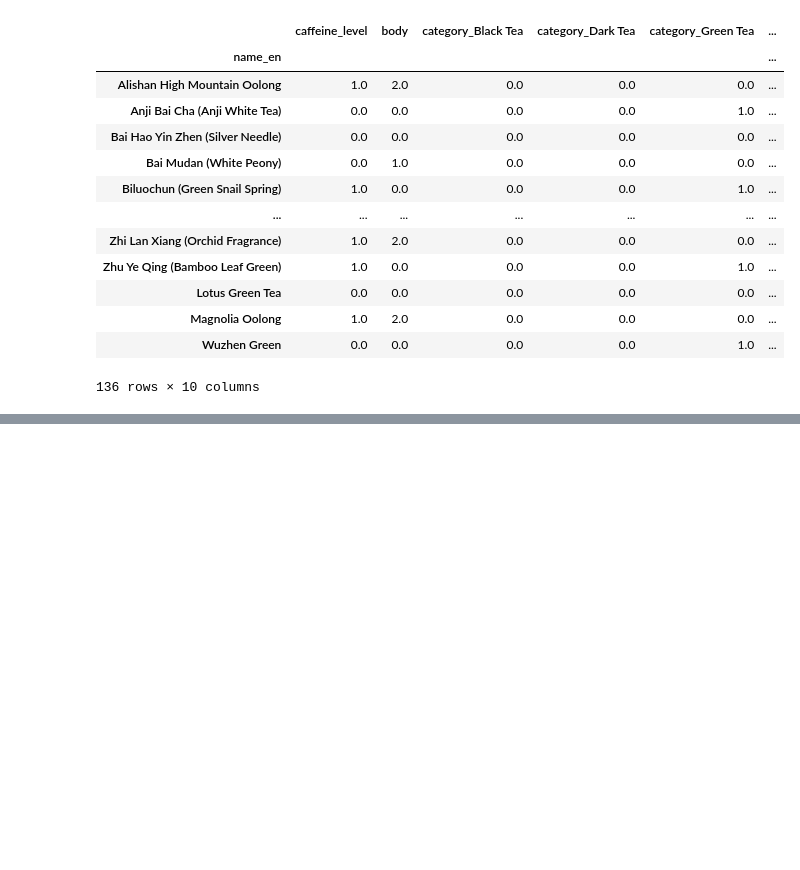
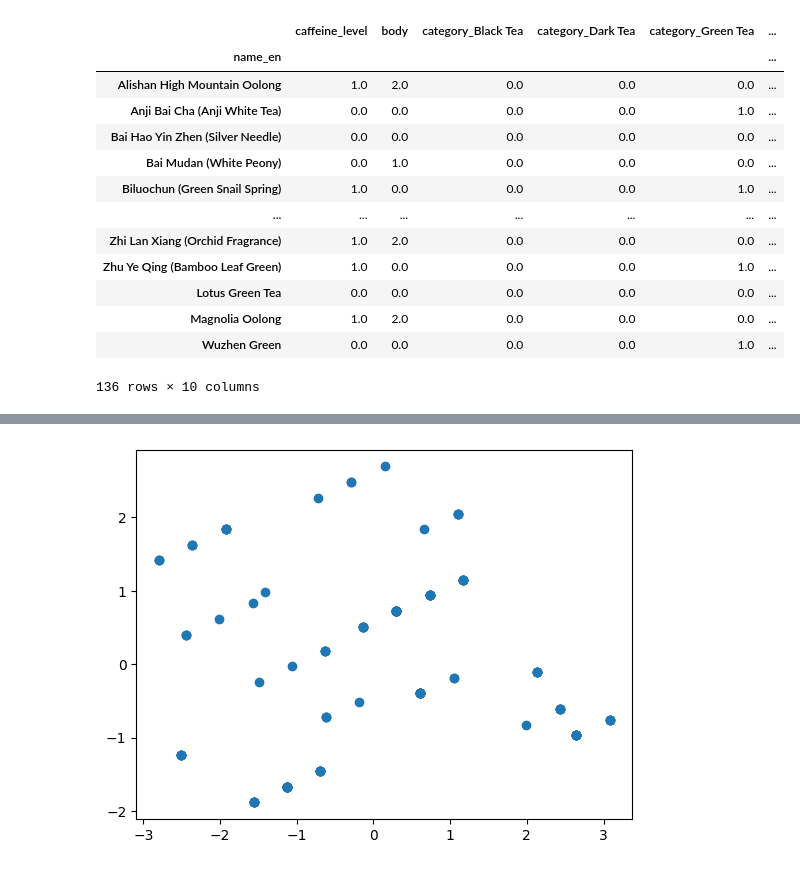
Before and after one commit to kanonyonezu/tea-app, a Jupyter notebook: teadata.ipynb, the cells around one changed output, grey strips where cells are left out. Saved outputs shown, nothing was run; the diff lists cells and outputs as text; code cells hidden in the pictures; blank space fills up the shorter version.

```diff
--- a/teadata.ipynb
+++ b/teadata.ipynb
@@ -181,0 +209,5 @@ df_pca
+# %%
+scaler = StandardScaler()
+X_scaled = scaler.fit_transform(df_pca)
+scaled_df = pd.DataFrame(X_scaled, columns=cols, index=df_pca.index)
+scaled_df
@@ -181,0 +229,8 @@ df_pca
+# %%
+pca = PCA(n_components=2)
+X_pca = pca.fit_transform(X_scaled)
+# %%
+plt.scatter(X_pca[:, 0], X_pca[:, 1])
+plt.show()
+# %% [output]
+[figure, added]
```
Also changed, not shown: parts of 22 cells of this notebook.
